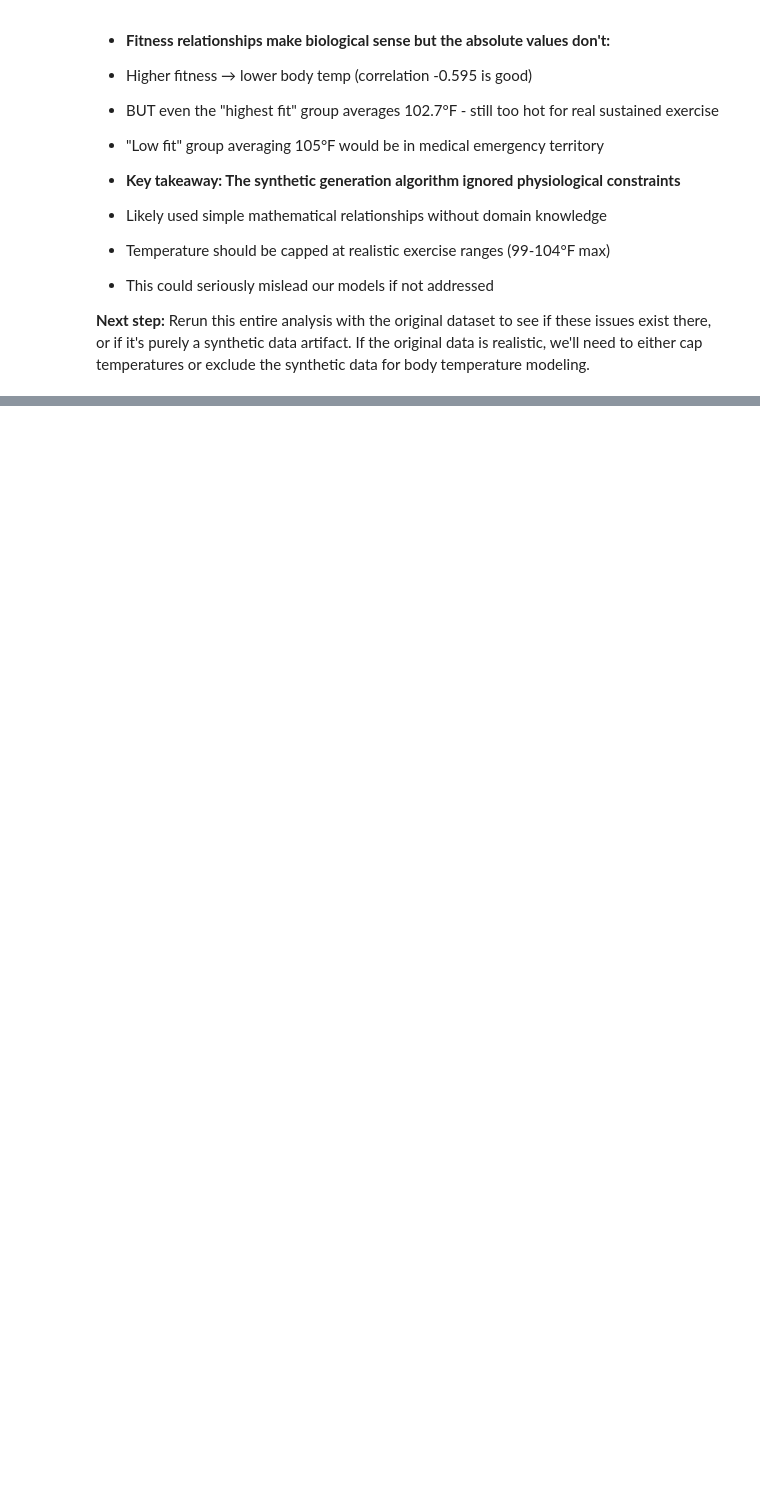
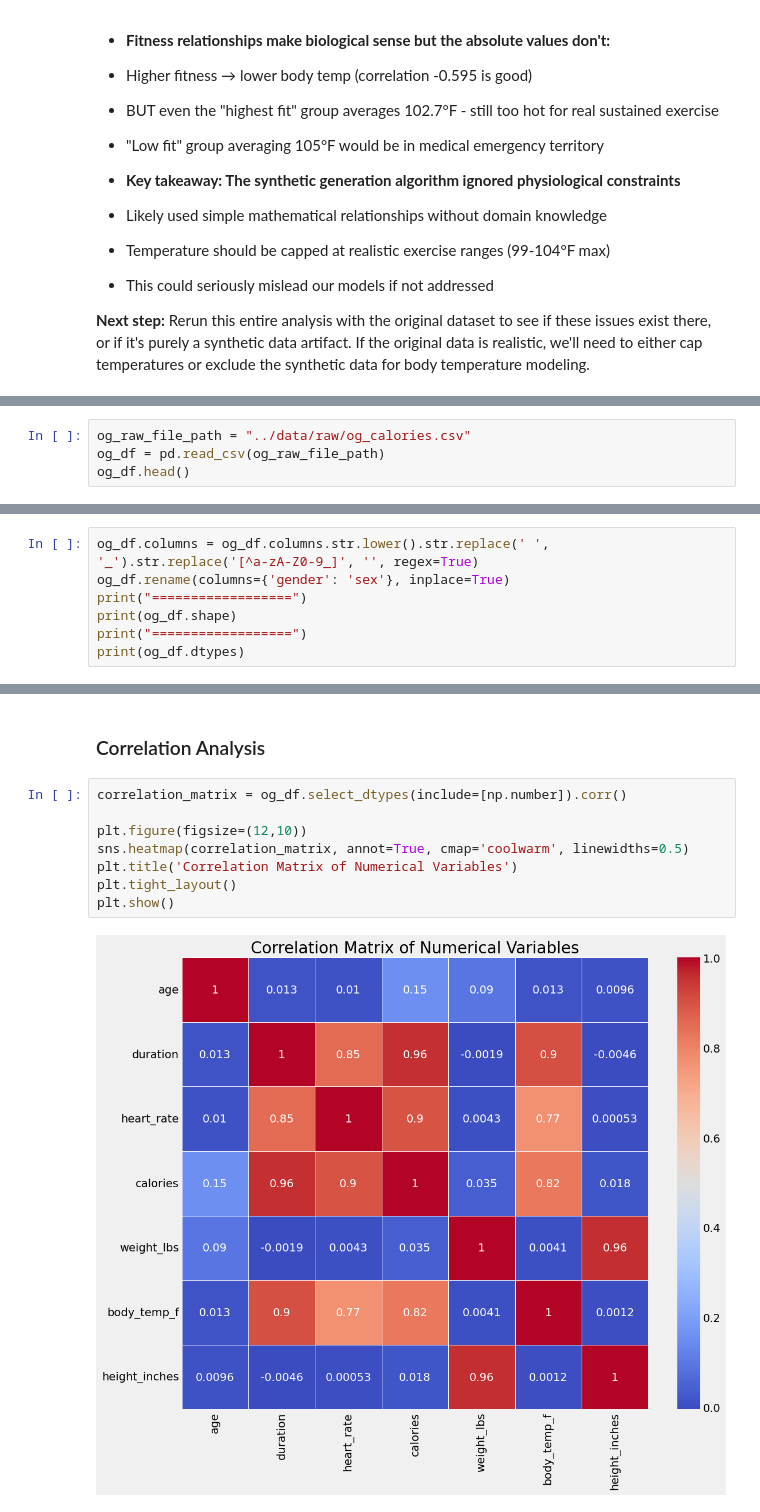
Before and after one commit to ashton-berret/calorie-expenditure-prediction, a Jupyter notebook: notebooks/01_data_exploration.ipynb, the cells around one changed output, grey strips where cells are left out. Drawn from its saved outputs; the diff is of its cells as text; blank space fills up the shorter version.

```diff
--- a/notebooks/01_data_exploration.ipynb
+++ b/notebooks/01_data_exploration.ipynb
@@ -594,0 +601,4 @@ High Fit:
+# %%
+og_raw_file_path = "../data/raw/og_calories.csv"
+og_df = pd.read_csv(og_raw_file_path)
+og_df.head()
@@ -594,0 +614,7 @@ High Fit:
+# %%
+og_df.columns = og_df.columns.str.lower().str.replace(' ', '_').str.replace('[^a-zA-Z0-9_]', '', regex=True)
+og_df.rename(columns={'gender': 'sex'}, inplace=True)
+print("==================")
+print(og_df.shape)
+print("==================")
+print(og_df.dtypes)
@@ -594,0 +789,12 @@ High Fit:
+# %% [markdown]
+### Correlation Analysis
+# %%
+correlation_matrix = og_df.select_dtypes(include=[np.number]).corr()
+
+plt.figure(figsize=(12,10))
+sns.heatmap(correlation_matrix, annot=True, cmap='coolwarm', linewidths=0.5)
+plt.title('Correlation Matrix of Numerical Variables')
+plt.tight_layout()
+plt.show()
+# %% [output]
+[figure, added]
```
Also changed, not shown: parts of 29 cells of this notebook, 2 other files.
